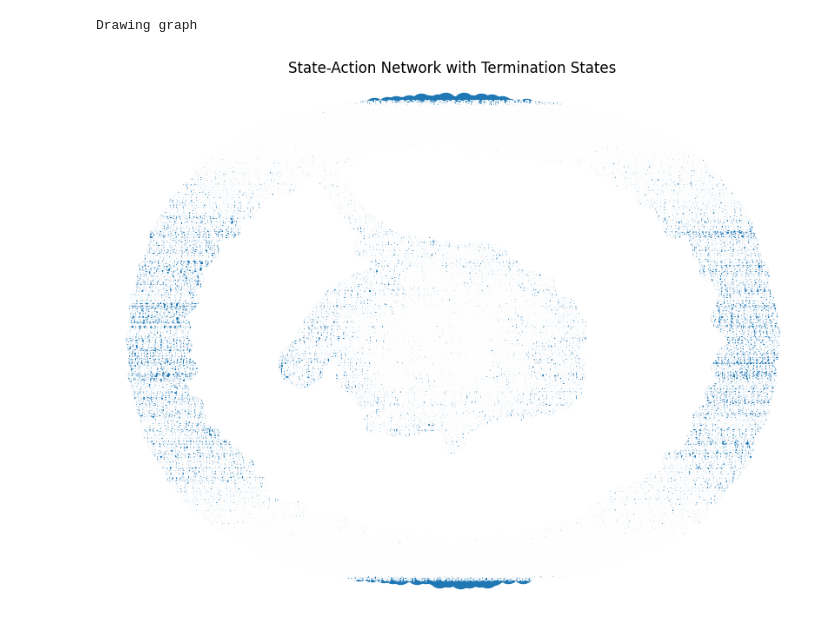
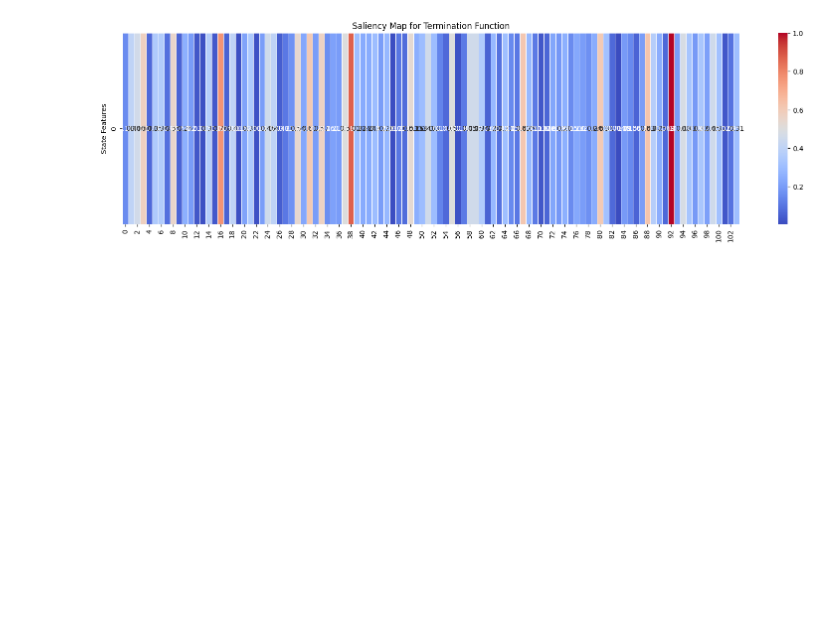
Before and after one commit to Ouroboros4991/MasterThesis2024, a Jupyter notebook: visualization_2.ipynb, the cells around one changed output. Cells and saved outputs as stored; diff of their text form; code cells hidden in the pictures; blank space fills up the shorter version.

```diff
--- a/visualization_2.ipynb
+++ b/visualization_2.ipynb
@@ -43,5 +49,19 @@ def load_data(prefix):
 # %%
 df_single_episode, _ = load_data(PREFIX)
+
+model_params = torch.load(
+    f"./models/{MODEL}"
+)
+
+q_model_params = model_params['Q']
+termination_network_params = model_params['terminations']
+
+termination_model = TerminationFunctionNetwork(obs_size=list(termination_network_params.values())[0].shape[1],
+                                               n_options=list(termination_network_params.values())[-1].shape[0],
+                                              device="cpu")
+q_model = ReluNetwork(obs_size=list(q_model_params.values())[0].shape[1],
+                      action_size=list(q_model_params.values())[-1].shape[0],
+                      device="cpu")
 # %%
 df_single_episode.lane_density.plot()
 # %% [output]
@@ -91,32 +88,0 @@ plt.show()
-# %%
-states = df_single_episode.obs.to_list()
-options = df_single_episode.option.to_list()
-n = df_single_episode.shape[0]
-G = nx.DiGraph()
-
-# Add nodes with positions
-node_colors = []
-for i in range(n):
-    G.add_node(states[i], option=options[i])
-    node_colors.append(options[i])
-
-# Add directed edges based on actions
-for i in range(n - 1):
-    G.add_edge(i, i + 1, action=i)
-
-# Draw graph
-plt.figure(figsize=(8, 6))
-print("Drawing graph")
-nx.draw(
-    G, with_labels=True,cmap=plt.cm.viridis,
-    edge_color="gray", node_size=300, font_size=8, font_color="white",
-    arrows=True, arrowsize=10
-)
-
-sm = plt.cm.ScalarMappable(cmap=plt.cm.viridis)
-
-plt.title("State-Action Network with Termination States")
-plt.show()
-# %% [output]
-Drawing graph
-[figure, removed]
@@ -177,0 +141,24 @@ plt.show()
+# %%
+obs, current_option, unnested_dict = get_random_obs(df_single_episode)
+state = prep_state(obs)
+state = state.clone().detach().requires_grad_(True)
+# Forward pass
+termination_prob = termination_model(state)[:, current_option]
+
+# Compute gradients w.r.t input state
+termination_prob.backward()
+
+# Get absolute gradient values (saliency)
+saliency = state.grad.abs().detach().numpy()
+
+# Normalize for visualization
+saliency /= saliency.max()
+
+# Plot saliency map
+plt.figure(figsize=(20, 5))
+sns.heatmap(saliency.reshape(1, -1), annot=True, cmap="coolwarm", cbar=True, linewidths=0.5)
+plt.title("Saliency Map for Termination Function")
+plt.ylabel("State Features")
+plt.show()
+# %% [output]
+[figure, added]
```
Also changed, not shown: parts of 20 cells of this notebook, 9 other files.
